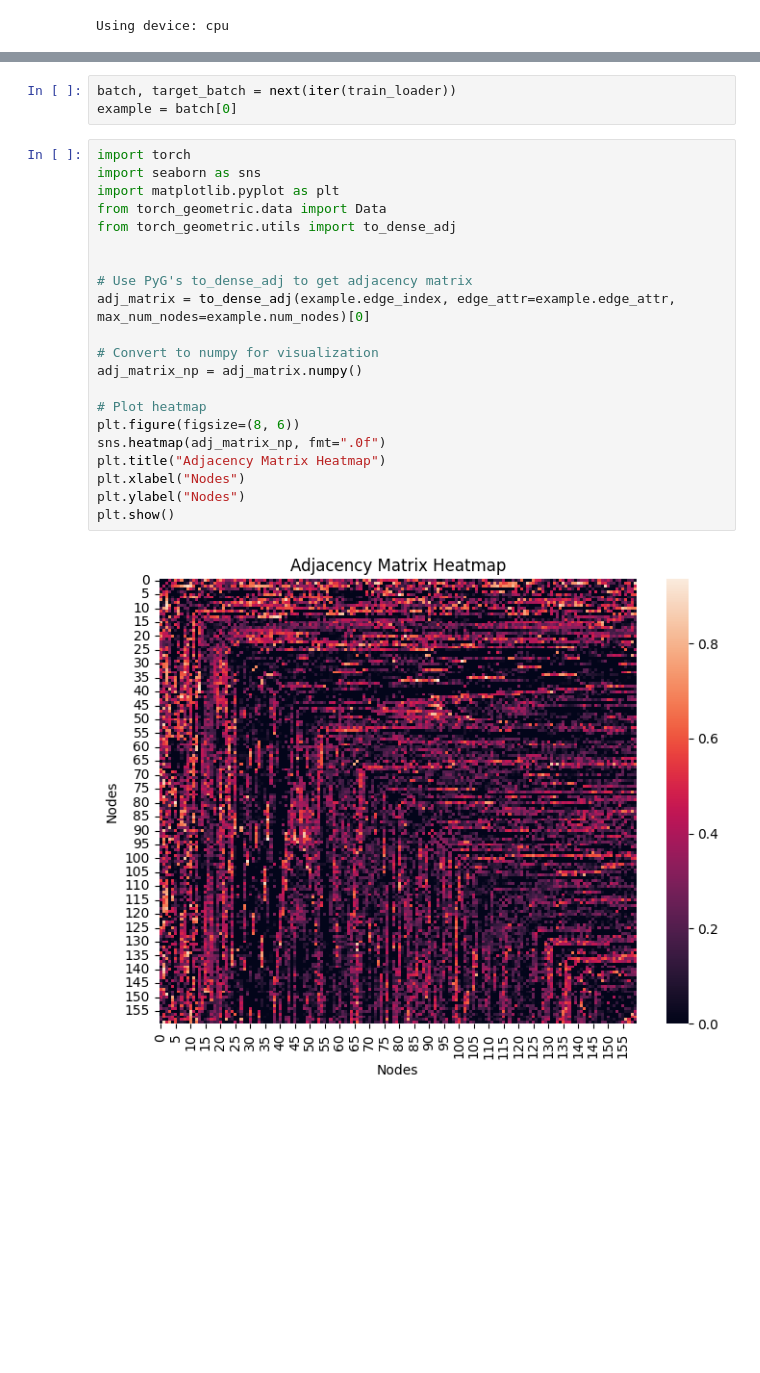
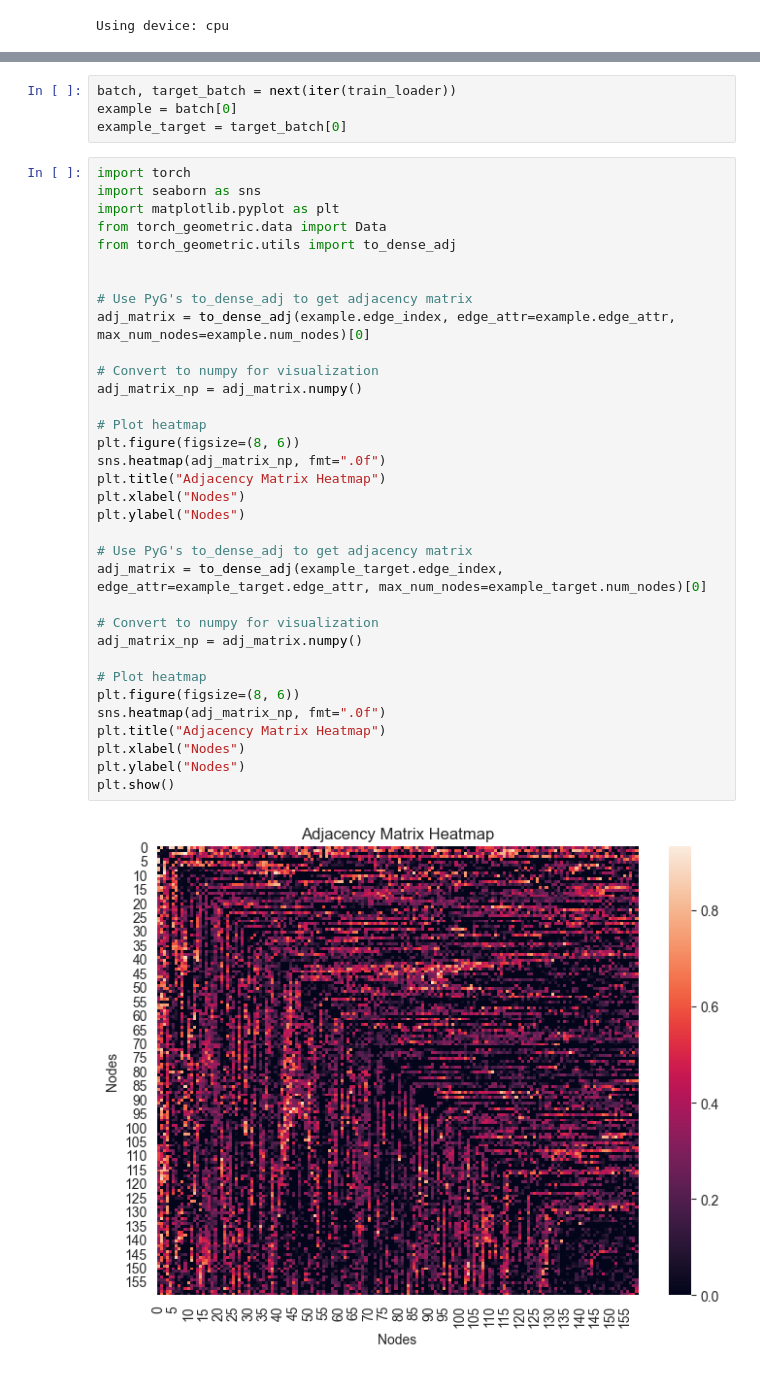
Before and after one commit to denisfouchard/fMRI-connectivity-super-resolution, a Jupyter notebook: data_analysis.ipynb, the cells around one changed output, grey strips where cells are left out. Cells and saved outputs as stored; diff of their text form; blank space fills up the shorter version.

```diff
--- a/data_analysis.ipynb
+++ b/data_analysis.ipynb
@@ -35,26 +36,40 @@ Time taken to load ./data\lr_test.csv: 0.7418844699859619 seconds
 # %%
 batch, target_batch = next(iter(train_loader))
 example = batch[0]
+example_target = target_batch[0]
 # %%
 import torch
 import seaborn as sns
 import matplotlib.pyplot as plt
 from torch_geometric.data import Data
 from torch_geometric.utils import to_dense_adj
 
 
 # Use PyG's to_dense_adj to get adjacency matrix
 adj_matrix = to_dense_adj(example.edge_index, edge_attr=example.edge_attr, max_num_nodes=example.num_nodes)[0]
 
 # Convert to numpy for visualization
 adj_matrix_np = adj_matrix.numpy()
 
 # Plot heatmap
 plt.figure(figsize=(8, 6))
 sns.heatmap(adj_matrix_np, fmt=".0f")
 plt.title("Adjacency Matrix Heatmap")
 plt.xlabel("Nodes")
 plt.ylabel("Nodes")
+
+# Use PyG's to_dense_adj to get adjacency matrix
+adj_matrix = to_dense_adj(example_target.edge_index, edge_attr=example_target.edge_attr, max_num_nodes=example_target.num_nodes)[0]
+
+# Convert to numpy for visualization
+adj_matrix_np = adj_matrix.numpy()
+
+# Plot heatmap
+plt.figure(figsize=(8, 6))
+sns.heatmap(adj_matrix_np, fmt=".0f")
+plt.title("Adjacency Matrix Heatmap")
+plt.xlabel("Nodes")
+plt.ylabel("Nodes")
 plt.show()
 # %% [output]
-[figure, old version]
+[figure, new version]
```
Also changed, not shown: parts of 7 cells of this notebook, 1 other file.
